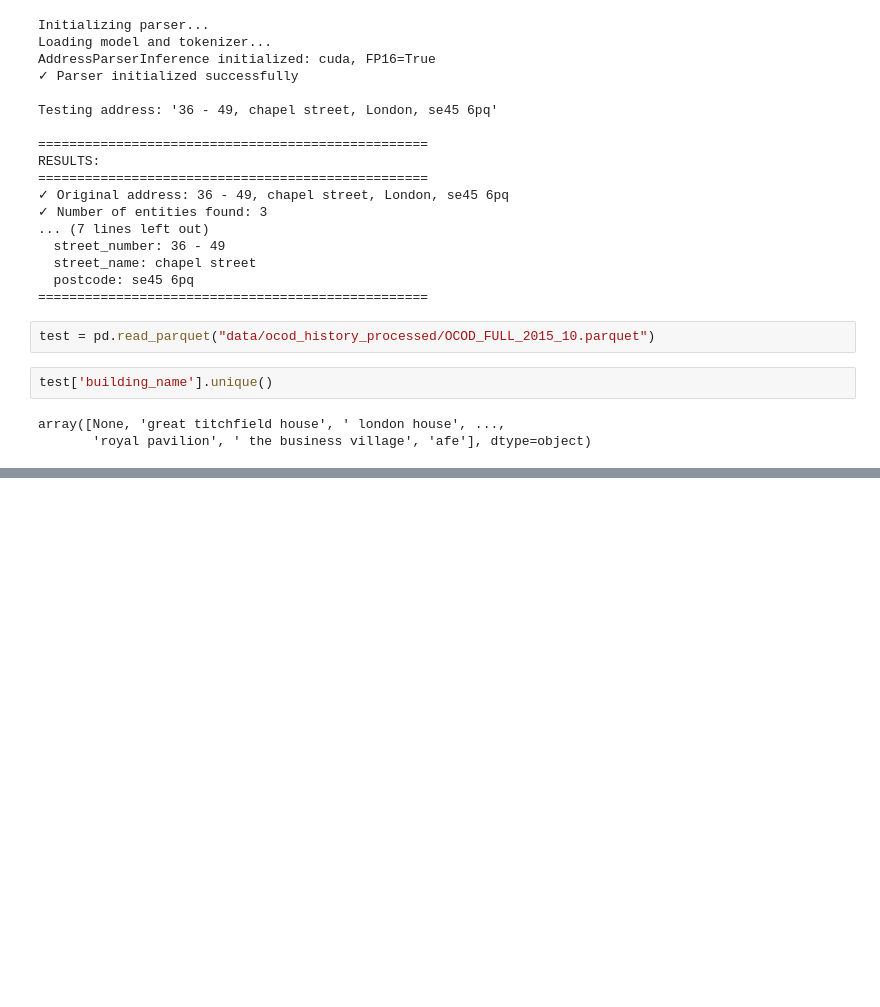
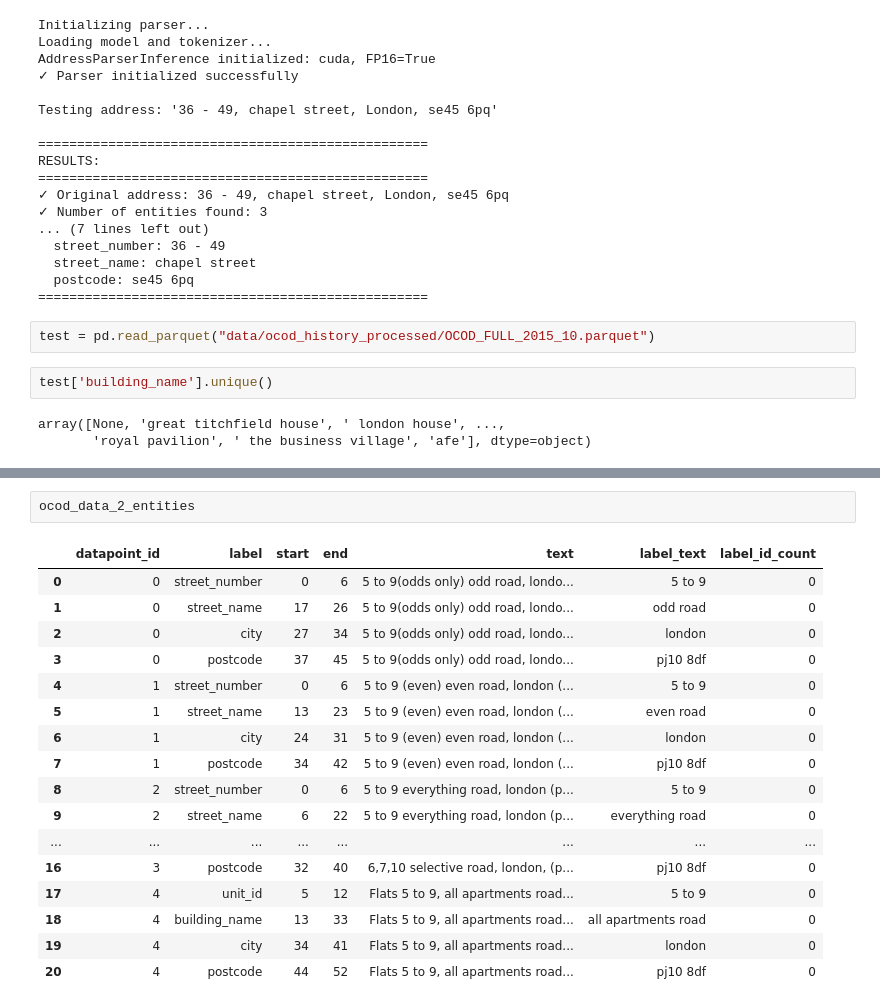
Before and after one commit to JonnoB/enhance_ocod, a Jupyter notebook: test_inference.ipynb, the cells around one changed output, grey strips where cells are left out. Cells and saved outputs as stored; diff of their text form; blank space fills up the shorter version.

```diff
--- a/test_inference.ipynb
+++ b/test_inference.ipynb
@@ -83,0 +208,20 @@ array([None, 'great titchfield house', ' london house', ...,
+# %%
+ocod_data_2_entities
+# %% [output]
+|  | datapoint_id | label | start | end | text | label_text | label_id_count |
+| 0 | 0 | street_number | 0 | 6 | 5 to 9(odds only) odd road, londo... | 5 to 9 | 0 |
+| 1 | 0 | street_name | 17 | 26 | 5 to 9(odds only) odd road, londo... | odd road | 0 |
+| 2 | 0 | city | 27 | 34 | 5 to 9(odds only) odd road, londo... | london | 0 |
+| 3 | 0 | postcode | 37 | 45 | 5 to 9(odds only) odd road, londo... | pj10 8df | 0 |
+| 4 | 1 | street_number | 0 | 6 | 5 to 9 (even) even road, london (... | 5 to 9 | 0 |
+| 5 | 1 | street_name | 13 | 23 | 5 to 9 (even) even road, london (... | even road | 0 |
+| 6 | 1 | city | 24 | 31 | 5 to 9 (even) even road, london (... | london | 0 |
+| 7 | 1 | postcode | 34 | 42 | 5 to 9 (even) even road, london (... | pj10 8df | 0 |
+| 8 | 2 | street_number | 0 | 6 | 5 to 9 everything road, london (p... | 5 to 9 | 0 |
+| 9 | 2 | street_name | 6 | 22 | 5 to 9 everything road, london (p... | everything road | 0 |
+| ... | ... | ... | ... | ... | ... | ... | ... |
+| 16 | 3 | postcode | 32 | 40 | 6,7,10 selective road, london, (p... | pj10 8df | 0 |
+| 17 | 4 | unit_id | 5 | 12 | Flats 5 to 9, all apartments road... | 5 to 9 | 0 |
+| 18 | 4 | building_name | 13 | 33 | Flats 5 to 9, all apartments road... | all apartments road | 0 |
+| 19 | 4 | city | 34 | 41 | Flats 5 to 9, all apartments road... | london | 0 |
+| 20 | 4 | postcode | 44 | 52 | Flats 5 to 9, all apartments road... | pj10 8df | 0 |
```
Also changed, not shown: parts of 10 cells of this notebook, 3 other files.
